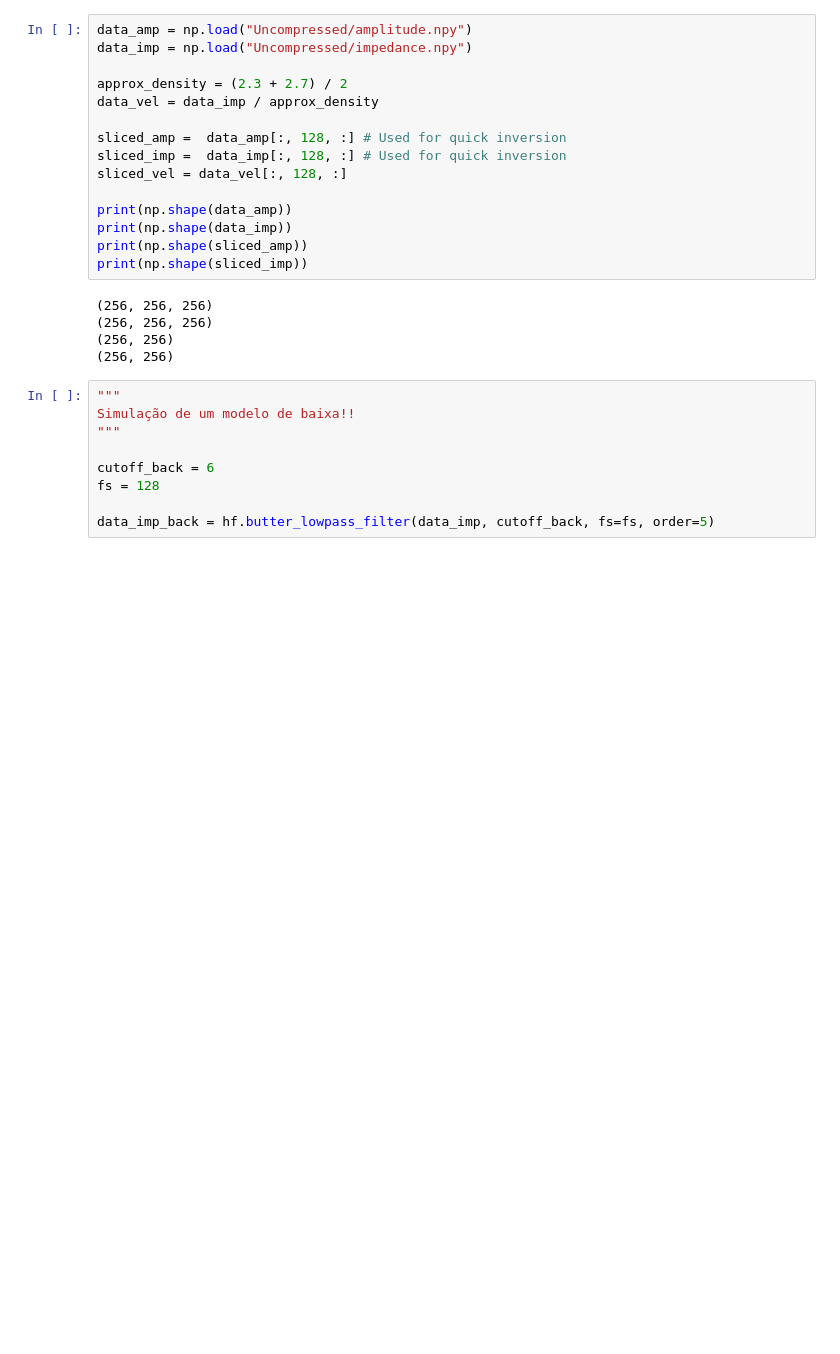
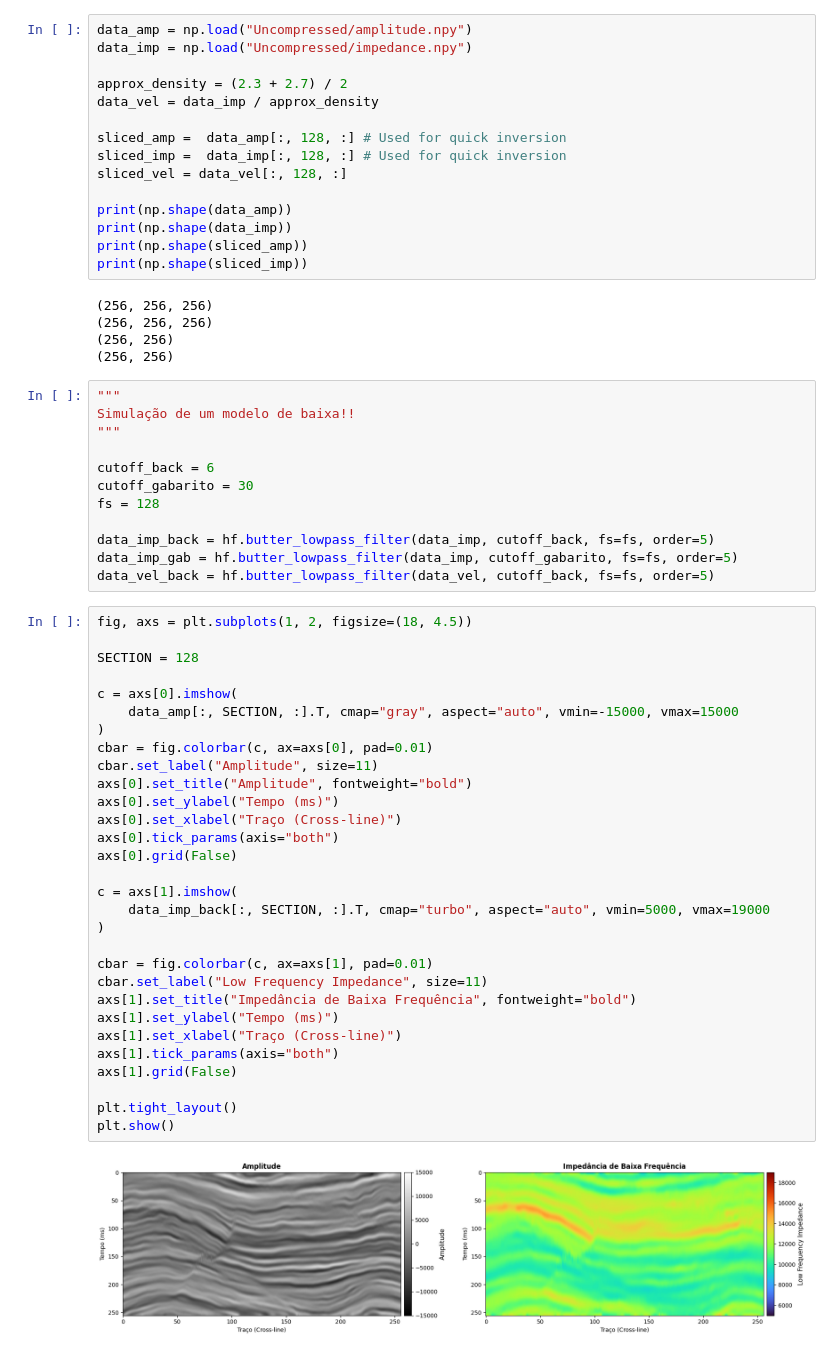
Before and after one commit to dprjoao/InvertLab, a Jupyter notebook: normal_equations.ipynb, the cells around one changed output. Saved outputs shown, nothing was run; the diff lists cells and outputs as text; blank space fills up the shorter version.

```diff
--- a/normal_equations.ipynb
+++ b/normal_equations.ipynb
@@ -30,6 +32,41 @@ Simulação de um modelo de baixa!!
 """
 
 cutoff_back = 6
+cutoff_gabarito = 30
 fs = 128
 
 data_imp_back = hf.butter_lowpass_filter(data_imp, cutoff_back, fs=fs, order=5)
+data_imp_gab = hf.butter_lowpass_filter(data_imp, cutoff_gabarito, fs=fs, order=5)
+data_vel_back = hf.butter_lowpass_filter(data_vel, cutoff_back, fs=fs, order=5)
+# %%
+fig, axs = plt.subplots(1, 2, figsize=(18, 4.5))
+
+SECTION = 128
+
+c = axs[0].imshow(
+    data_amp[:, SECTION, :].T, cmap="gray", aspect="auto", vmin=-15000, vmax=15000
+)
+cbar = fig.colorbar(c, ax=axs[0], pad=0.01)
+cbar.set_label("Amplitude", size=11)
+axs[0].set_title("Amplitude", fontweight="bold")
+axs[0].set_ylabel("Tempo (ms)")
+axs[0].set_xlabel("Traço (Cross-line)")
+axs[0].tick_params(axis="both")
+axs[0].grid(False)
+
+c = axs[1].imshow(
+    data_imp_back[:, SECTION, :].T, cmap="turbo", aspect="auto", vmin=5000, vmax=19000
+)
+
+cbar = fig.colorbar(c, ax=axs[1], pad=0.01)
+cbar.set_label("Low Frequency Impedance", size=11)
+axs[1].set_title("Impedância de Baixa Frequência", fontweight="bold")
+axs[1].set_ylabel("Tempo (ms)")
+axs[1].set_xlabel("Traço (Cross-line)")
+axs[1].tick_params(axis="both")
+axs[1].grid(False)
+
+plt.tight_layout()
+plt.show()
+# %% [output]
+[figure, added]
```
Also changed, not shown: parts of 5 cells of this notebook, 1 other file.
